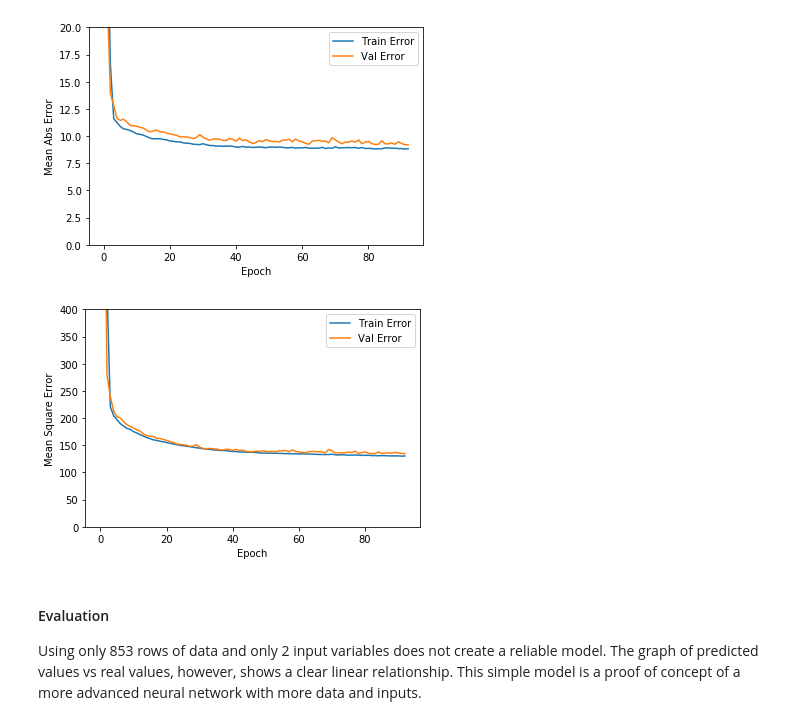
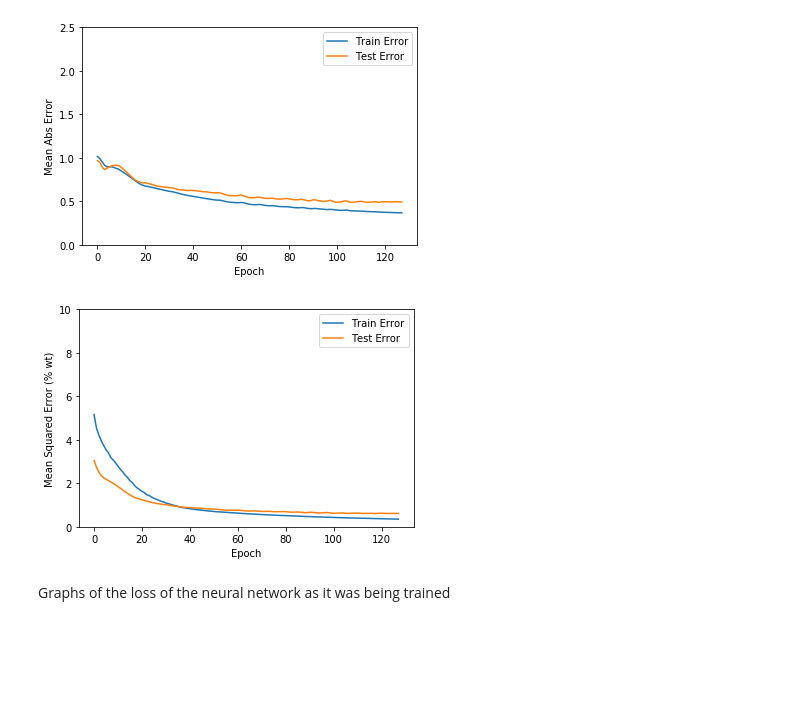
Before and after one commit to mariksolo/SOC-Neural-Network, a Jupyter notebook: SOM_neural_net.ipynb, the cells around one changed output. Drawn from its saved outputs; the diff is of its cells as text; code cells hidden in the pictures; blank space fills up the shorter version.

```diff
--- a/SOM_neural_net.ipynb
+++ b/SOM_neural_net.ipynb
@@ -67,4 +90 @@ train_stats = train_stats.transpose()
-# %%
-train_labels = train_dataset.pop('oc')
-test_labels = test_dataset.pop('oc')
 # %% [markdown]
@@ -77,3 +95,5 @@ def norm(x):
   return (x - train_stats['mean']) / train_stats['std']
 normed_train_data = norm(train_dataset)
 normed_test_data = norm(test_dataset)
+normed_train_data.pop('OC_6A1c_Sjj_% wt_119_CMS_0_0');
+normed_test_data.pop('OC_6A1c_Sjj_% wt_119_CMS_0_0');
@@ -83,19 +100,20 @@ The model is a simple regression deep neural network with backpropogation. It co
 # %%
 def build_model():
+  # Set the dimensions
   model = keras.Sequential([
     layers.Dense(64, activation='relu', input_shape=[len(train_dataset.keys())]),
     layers.Dense(64, activation='relu'),
     layers.Dense(1)
   ])
 
-#   optimizer = tf.keras.optimizers.RMSprop(0.001)
-#   optimizer = tf.keras.optimizers.Nadam(0.002, beta_1=0.9, beta_2=0.999)
-#   optimizer = tf.keras.optimizers.Adam(0.001, beta_1=0.9, beta_2=0.999, amsgrad=False)
-  optimizer = tf.keras.optimizers.Adadelta(1.0, rho=0.9)
+  # Uses AdaMax optimizer
+  optimizer = keras.optimizers.Adamax(0.002, beta_1=0.99, beta_2=0.999)
+
+  # Uses mean squared error as the loss metric
+  model.compile(loss='mse',
+                optimizer=optimizer,
+                metrics=['mae', 'mse', 'mape', keras.metrics.CosineSimilarity(axis=1)])
 
 
 
-  model.compile(loss='mse',
-                optimizer=optimizer,
-                metrics=['mae', 'mse', 'mape', 'cosine'])
   return model
@@ -107,6 +120,8 @@ def build_model():
 # %%
 model = build_model();
-EPOCHS = 10000
+
+# Run for maximum of 1000 epochs
+EPOCHS = 1000
 
 early_stop = keras.callbacks.EarlyStopping(monitor='val_loss', patience=10)
 
@@ -128,39 +133,38 @@ hist['epoch'] = history.epoch
 # %%
 def plot_history(history):
   hist = pd.DataFrame(history.history)
   hist['epoch'] = history.epoch
 
   plt.figure()
   plt.xlabel('Epoch')
   plt.ylabel('Mean Abs Error')
-  plt.plot(hist['epoch'], hist['mean_absolute_error'],
+  plt.plot(hist['epoch'], hist['mae'],
            label='Train Error')
-  plt.plot(hist['epoch'], hist['val_mean_absolute_error'],
-           label = 'Val Error')
-  plt.ylim([0,20])
+  plt.plot(hist['epoch'], hist['val_mae'],
+           label = 'Test Error')
+  plt.ylim([0,2.5])
   plt.legend()
 
   plt.figure()
   plt.xlabel('Epoch')
-  plt.ylabel('Mean Square Error')
-  plt.plot(hist['epoch'], hist['mean_squared_error'],
+  plt.ylabel('Mean Squared Error (% wt)')
+  plt.plot(hist['epoch'], hist['mse'],
            label='Train Error')
-  plt.plot(hist['epoch'], hist['val_mean_squared_error'],
-           label = 'Val Error')
-  plt.ylim([0,400])
+  plt.plot(hist['epoch'], hist['val_mse'],
+           label = 'Test Error')
+  plt.ylim([0,10])
   plt.legend()
   plt.show()
 
 
 plot_history(history)
 # %% [output]
-[figure, old version]
+[figure, new version]
-[figure, old version]
+[figure, new version]
+# %% [markdown]
+Graphs of the loss of the neural network as it was being trained
 # %%
 test_predictions = model.predict(normed_test_data)
-# %% [markdown]
-#### Evaluation
-Using only 853 rows of data and only 2 input variables does not create a reliable model. The graph of predicted values vs real values, however, shows a clear linear relationship. This simple model is a proof of concept of a more advanced neural network with more data and inputs.
 # %%
 loss, mae, mse, mape, cosine = model.evaluate(normed_test_data, test_labels, verbose=3);
 
```
Also changed, not shown: parts of 19 cells of this notebook.
